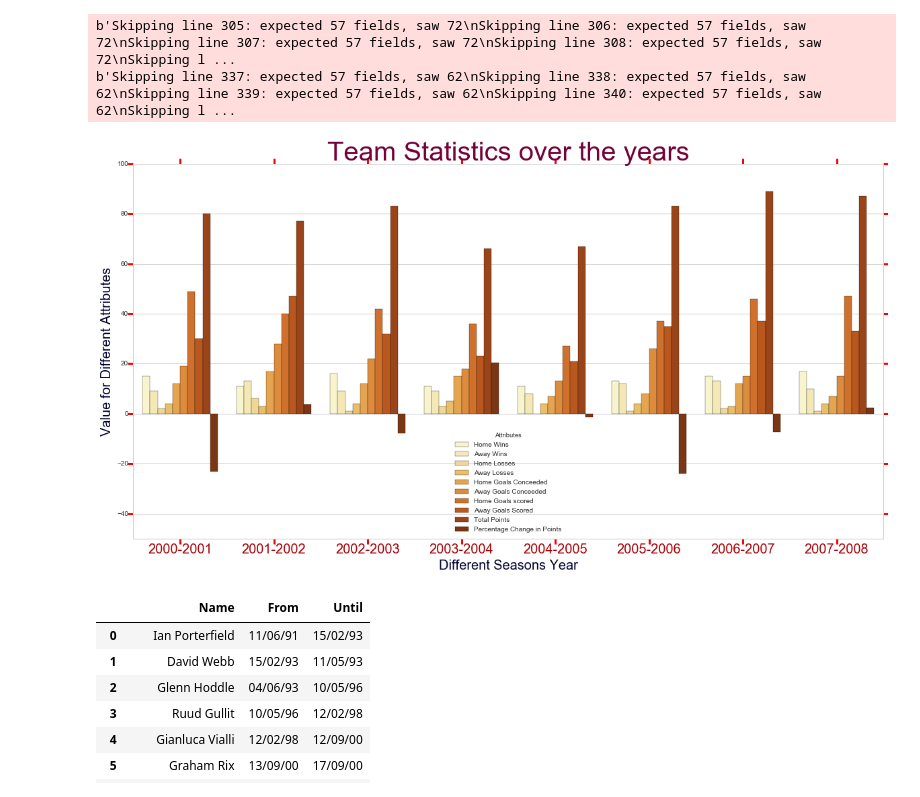
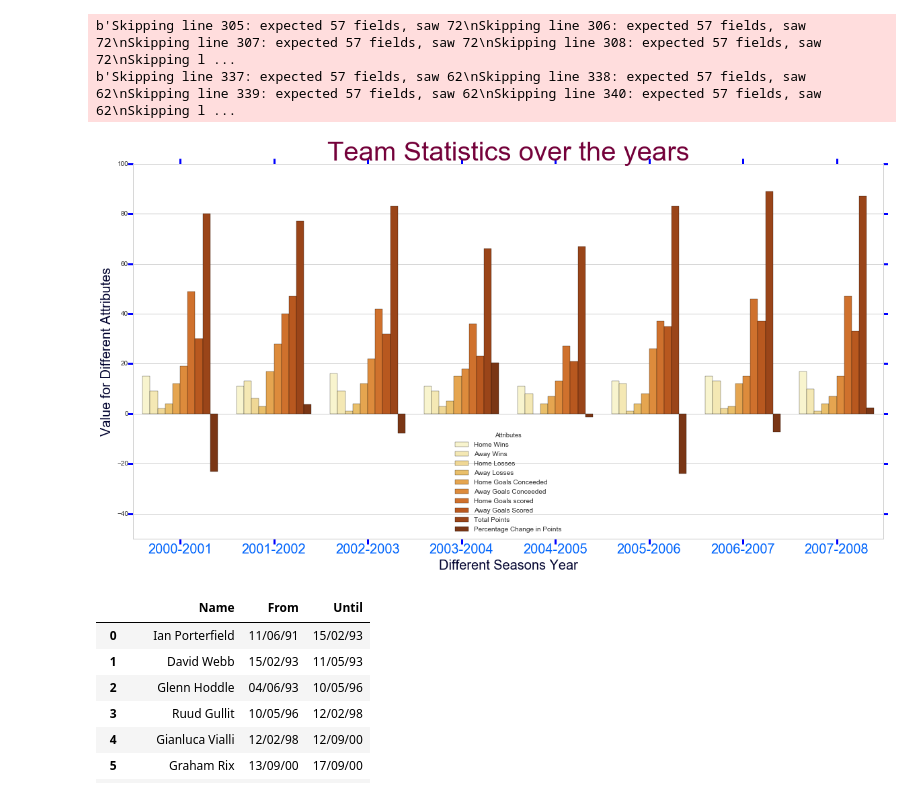
Before and after one commit to Sujaydas/DataAnalysisusingPython, a Jupyter notebook: Final Exam/Final Data Analysis and Visualization Project.ipynb, the cells around one changed output. Saved outputs shown, nothing was run; the diff lists cells and outputs as text; code cells hidden in the pictures.

```diff
--- a/Final Exam/Final Data Analysis and Visualization Project.ipynb
+++ b/Final Exam/Final Data Analysis and Visualization Project.ipynb
@@ -97,36 +97,38 @@ f_df = pd.concat(all_df)
 f, ax = plt.subplots(figsize=(20,10),dpi=96)
 sns.set_style('whitegrid')
 #sns.color_palette('afmhot')
 
 sns.barplot(x='Season Year',y='Season Statistics',hue= 'Attributes',data=f_df,palette="YlOrBr")
 ax.set_title('Team Statistics over the years',fontsize=40,color='#730039')
 labels = ax.get_xticklabels()
-plt.setp(labels, rotation=0, fontsize=20, color='#a90308')
+plt.setp(labels, rotation=0, fontsize=20, color='#0165fc')
 plt.xlabel('Different Seasons Year', fontsize=20, color='#00022e')
 plt.ylabel('Value for Different Attributes', fontsize=20, color='#00022e')
 plt.ylim([-50,100])
-plt.tick_params(axis='both',which='major', width=3,length=8,color='r')
+plt.tick_params(axis='both',which='major', width=3,length=8,color='b')
 
 Attributes_all_years_file = "C:\Data Analysis\Sujay_DataAnalysis\Final_Exam\Output\Analysis_1.csv"
 Attributes_all_years.to_csv(Attributes_all_years_file, sep=',', encoding='utf-8')
+
+plt.savefig(r'C:\Data Analysis\Sujay_DataAnalysis\Final\Output\Analysis1.jpeg')
 
 
 #plt.tick_params(which='major', length=7)
 #plt.tick_params(which='minor', length=10, color='r')
 
 #sns.barplot(x='Season Year',y='values_to_plot',label = 'Season',data=f_df)
 #sns.barplot(x='hue',y='values_to_plot',label = 'hue data',data=f_df)
 
 #ax.legend(ncol=2, loc="lower right", frameon=True)
 #ax.set(xlim=(0, 24), ylabel="",
 #       xlabel="Automobile collisions per billion miles")
 #sns.despine(left=True, bottom=True)
 
 #all_years
 # %% [output]
 b'Skipping line 305: expected 57 fields, saw 72\nSkipping line 306: expected 57 fields, saw 72\nSkipping line 307: expected 57 fields, saw 72\nSkipping line 308: expected 57 fields, saw 72\nSkipping l ...
 b'Skipping line 337: expected 57 fields, saw 62\nSkipping line 338: expected 57 fields, saw 62\nSkipping line 339: expected 57 fields, saw 62\nSkipping line 340: expected 57 fields, saw 62\nSkipping l ...
-[figure, old version]
+[figure, new version]
 # %%
 #Analysis 2
 # %%
```
Also changed, not shown: parts of 6 cells of this notebook, 1 other file.
